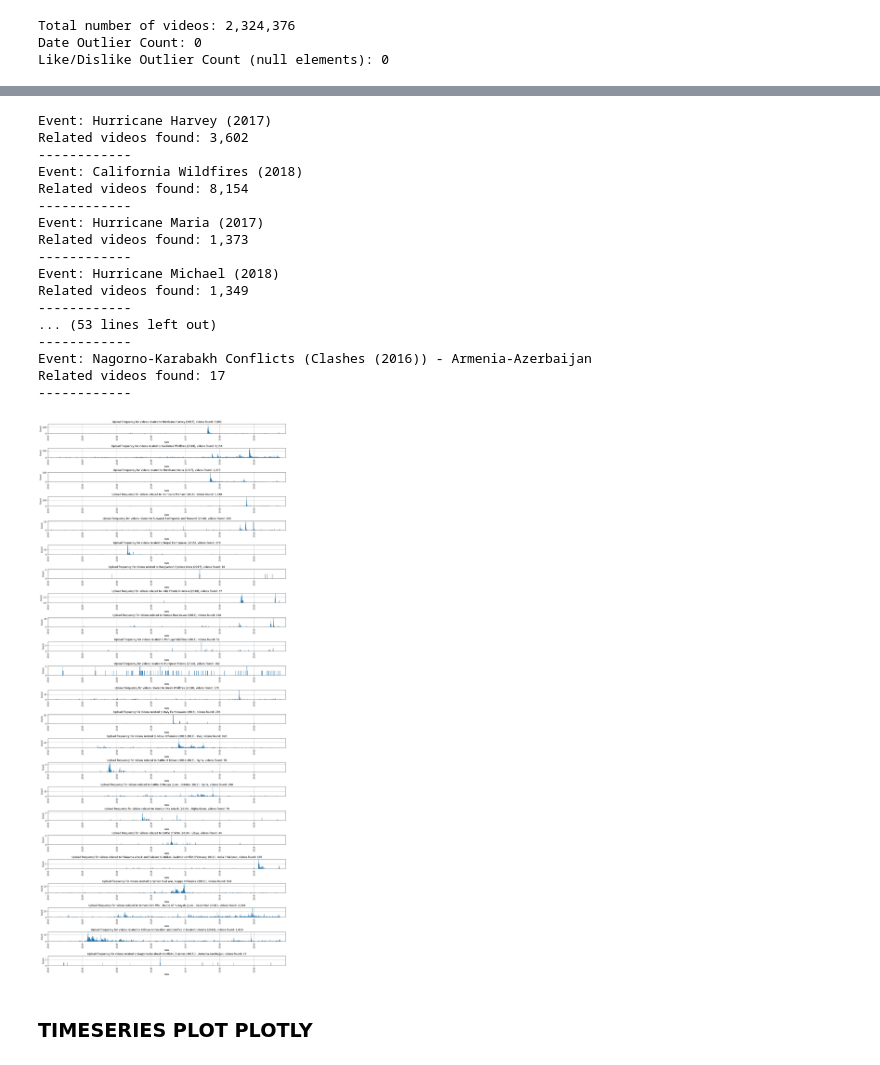
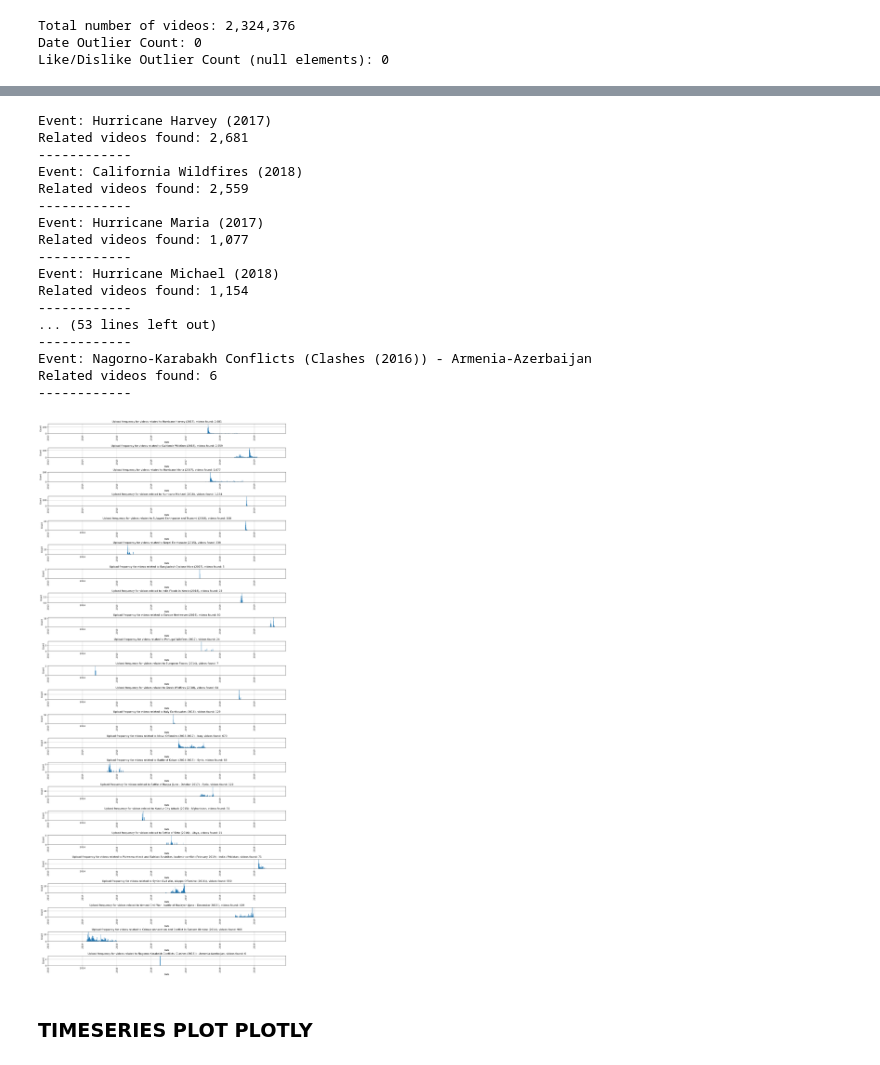
Before and after one commit to epfl-ada/ada-2024-project-lil0mohammadali, a Jupyter notebook: final_video_classification.ipynb, the cells around one changed output, grey strips where cells are left out. Drawn from its saved outputs; the diff is of its cells as text; code cells hidden in the pictures.

Commit message:
plotting the upload time series

```diff
--- a/final_video_classification.ipynb
+++ b/final_video_classification.ipynb
@@ -139,7 +139,7 @@ importlib.reload(keywords)
  """
 index = 4  # 0-N List is found in keywords.py
 
-crop_time = False
+crop_time = True
 
 metadata_2 = metadata.clone()
 
@@ -158,39 +158,39 @@ metadata_2 = metadata_2.filter(
 metadata_2 = metadata_2.filter(
    ~ ((metadata_2["channel_id"] == "UC_YFbvKedjnVjqrZqBR4L8Q")) #  & (metadata_2["upload_date"] < date(2018, 4, 9)))
 )
 
 metadata_2 = metadata_2.filter(                                                 # to remove completely
    ~ (metadata_2["channel_id"] == "UCN3me_2IdGN5C0QV5PubDlQ")
 )
 
 metadata_2 = metadata_2.filter(
     ~ ((metadata_2["channel_id"] == "UCupvZG-5ko_eiXAupbDfxWw") & (metadata_2["upload_date"] < date(2016, 7, 22)))
 )
 
 metadata_2 = metadata_2.filter(
     ~ ((metadata_2["channel_id"] == "UCXIJgqnII2ZOINSWNOGFThA"))
 )
 
 output = keywords.plot_update_freq_v5(index, metadata_2, all_plots = True, grouping_mode = "daily", crop_time = crop_time, generate = True)     # function that can take individual terms (with or) and groups of terms (with and)
 # %% [output]
 Event: Hurricane Harvey (2017)
-Related videos found: 3,602
+Related videos found: 2,681
 ------------
 Event: California Wildfires (2018)
-Related videos found: 8,154
+Related videos found: 2,559
 ------------
 Event: Hurricane Maria (2017)
-Related videos found: 1,373
+Related videos found: 1,077
 ------------
 Event: Hurricane Michael (2018)
-Related videos found: 1,349
+Related videos found: 1,154
 ------------
 ... (53 lines left out)
 ------------
 Event: Nagorno-Karabakh Conflicts (Clashes (2016)) - Armenia-Azerbaijan
-Related videos found: 17
+Related videos found: 6
 ------------
-[figure, old version]
+[figure, new version]
 # %% [markdown]
 ### TIMESERIES PLOT PLOTLY
 # %%
```
Also changed, not shown: parts of 3 cells of this notebook, 1 other file.
